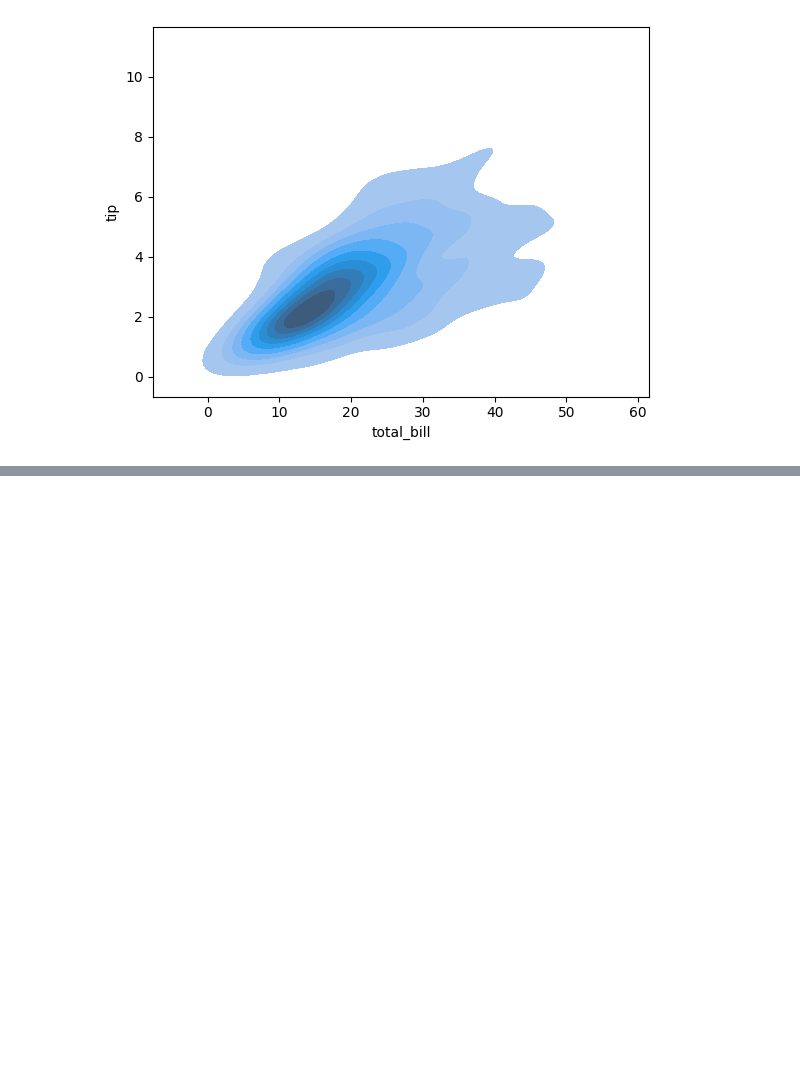
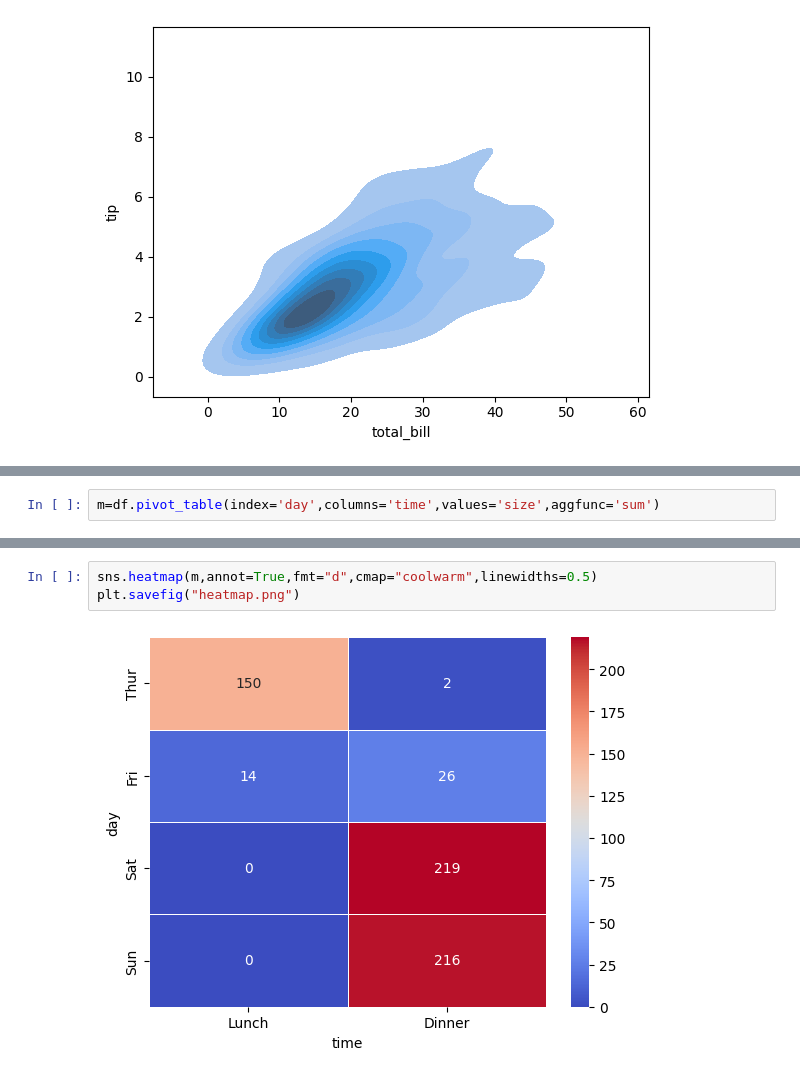
Before and after one commit to Aaditya-Singh0423/Machine-Learning, a Jupyter notebook: Visual_class_1/Visual_class_1/Seaborn.ipynb, the cells around one changed output, grey strips where cells are left out. Drawn from its saved outputs; the diff is of its cells as text; blank space fills up the shorter version.

Commit message:
Add heatmap image for visual representation of data

```diff
--- a/Visual_class_1/Visual_class_1/Seaborn.ipynb
+++ b/Visual_class_1/Visual_class_1/Seaborn.ipynb
@@ -110,0 +120,2 @@ sns.kdeplot(data=df,x='total_bill',y="tip",fill=True)
+# %%
+m=df.pivot_table(index='day',columns='time',values='size',aggfunc='sum')
@@ -110,0 +144,5 @@ sns.kdeplot(data=df,x='total_bill',y="tip",fill=True)
+# %%
+sns.heatmap(m,annot=True,fmt="d",cmap="coolwarm",linewidths=0.5)
+plt.savefig("heatmap.png")
+# %% [output]
+[figure, added]
```
Also changed, not shown: parts of 3 cells of this notebook, 1 other file.
